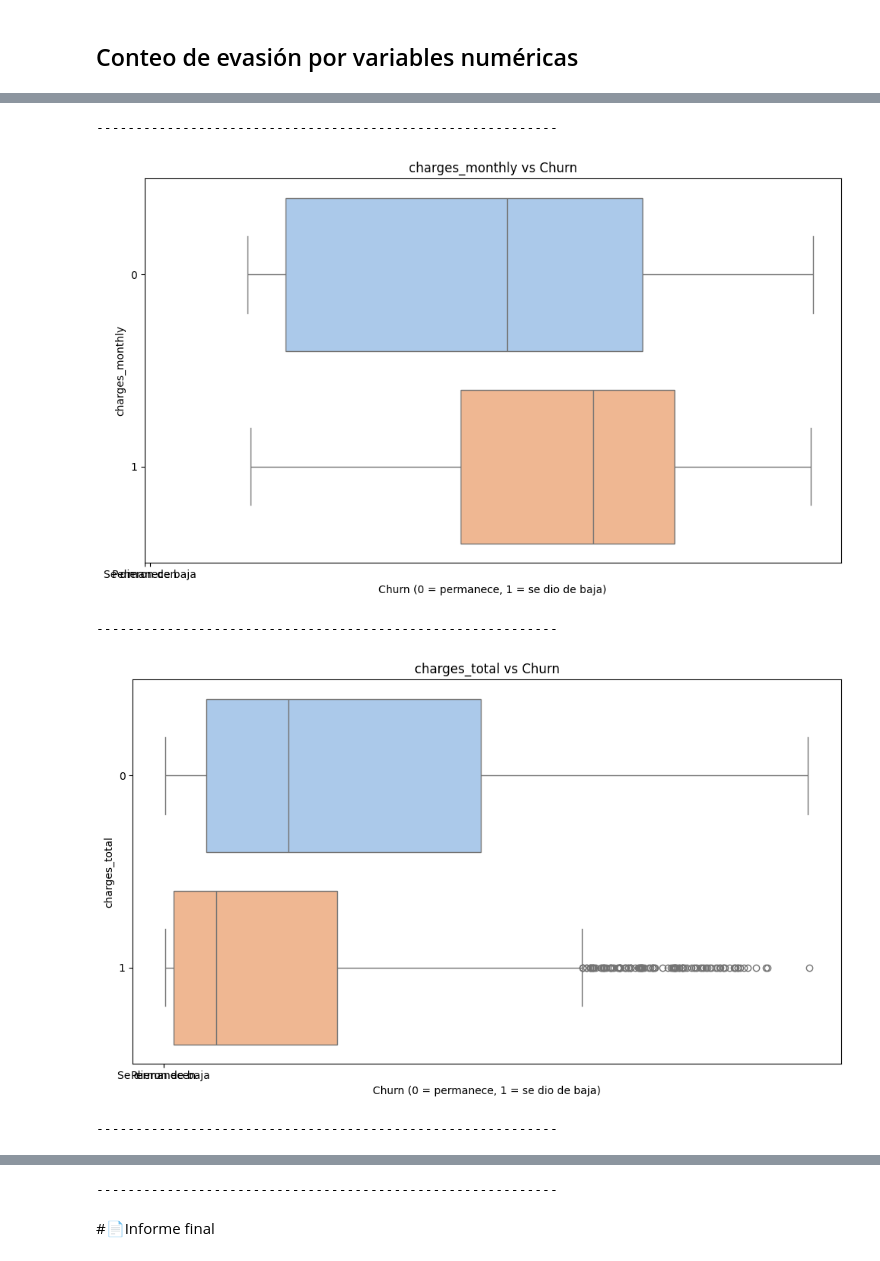
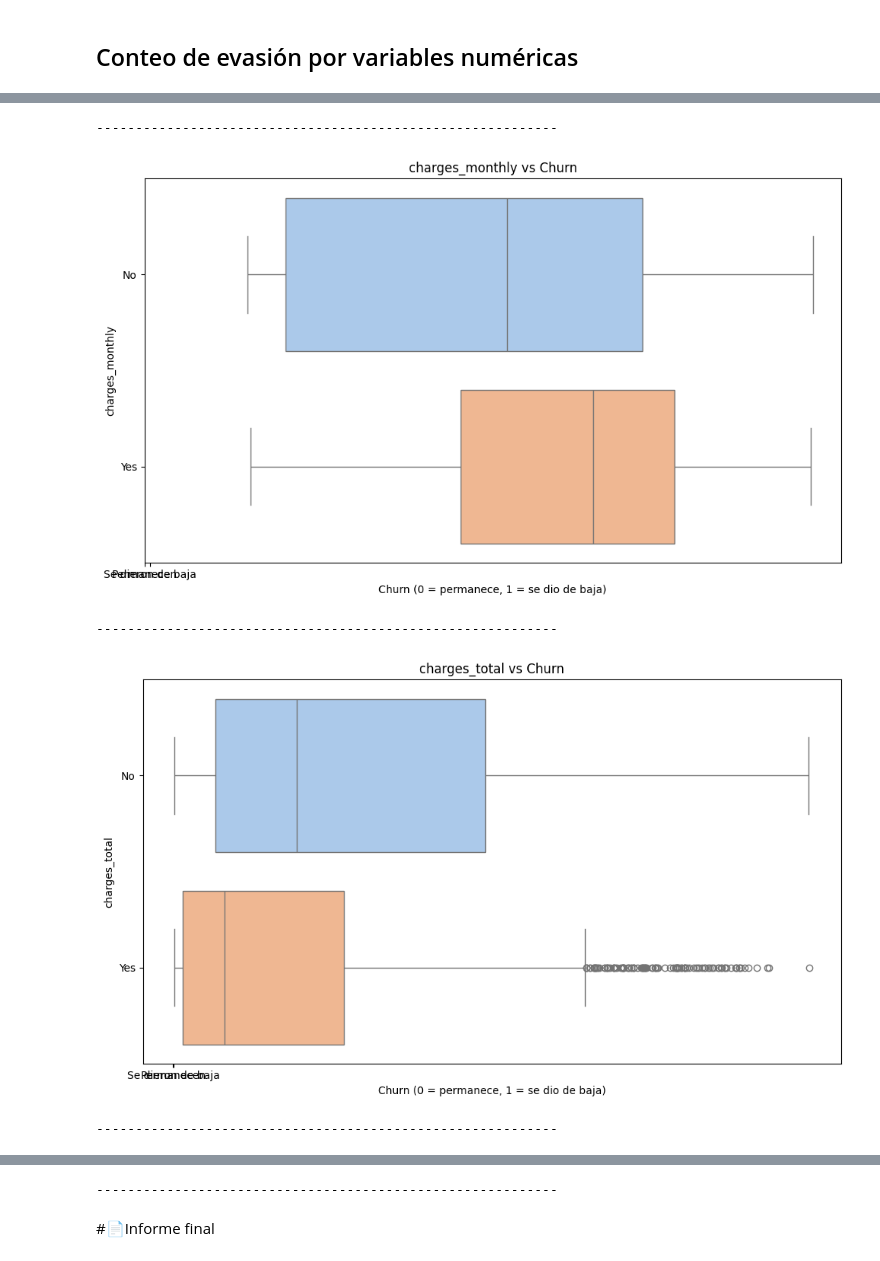
Before and after one commit to Darianna-dev/TELECOM-X-2, a Jupyter notebook: TelecomX_LATAM_2.ipynb, the cells around one changed output, grey strips where cells are left out. Cells and saved outputs as stored; diff of their text form; code cells hidden in the pictures.

```diff
--- a/TelecomX_LATAM_2.ipynb
+++ b/TelecomX_LATAM_2.ipynb
@@ -404,8 +405,8 @@ datos.describe()
 | 75% | 0.000000 | 1.000000 | 1.000000 | 55.000000 | 1.000000 | 1.000000 | 1.000000 | ... |
 | max | 1.000000 | 1.000000 | 1.000000 | 72.000000 | 1.000000 | 1.000000 | 1.000000 | ... |
 # %%
-df = datos.drop(columns='customerid', axis=1)
-df.head(3)
+datos = datos.drop(columns='customerid', axis=1)
+datos.head(3)
 # %% [output]
 |  | churn | gender | seniorcitizen | partner | dependents | tenure | phoneservice | multiplelines | ... |
 | 0 | No | Female | 0 | 1 | 1 | 9 | 1 | 0 | ... |
@@ -436,7 +437,8 @@ Index(['churn', 'gender', 'internetservice', 'contract', 'paymentmethod'], dtype
 -------------------------------Columnas binarias-------------------------------------------
 ['churn', 'partner', 'dependents', 'phoneservice', 'multiplelines', 'onlinesecurity', 'onlinebackup', 'deviceprotection', 'techsupport', 'streamingtv', 'streamingmovies', 'paperlessbilling']
 # %%
-df['churn'] = df['churn'].map(mapeo)
-df.sample(3)
+# df['churn'] = df['churn'].map(mapeo)
+# df.sample(3)
+datos.head(3)
 # %% [output]
 |  | churn | gender | seniorcitizen | partner | dependents | tenure | phoneservice | multiplelines | ... |
@@ -491,7 +492,7 @@ plt.show()
 # %%
 def plot_churn_por_categoria(df, columna):
     plt.figure(figsize=(10,6))
-    prop = pd.crosstab(df[columna], df['churn'], normalize='index')
+    prop = pd.crosstab(datos[columna], df['churn'], normalize='index')
     prop.plot(kind='bar', stacked=True, color=sns.color_palette("pastel"))
     plt.title(f'Proporción de churn según {columna}')
     plt.ylabel('Proporción')
@@ -517,8 +518,8 @@ def plot_grouped_churn(df, columna):
 categoricas = ['gender', 'contract', 'paymentmethod', 'internetservice', 'multiplelines']
 
 for col in categoricas:
-    plot_churn_por_categoria(df, col)
-    plot_grouped_churn(df, col)
+    plot_churn_por_categoria(datos, col)
+    plot_grouped_churn(datos, col)
 # %% [output]
 <Figure size 1000x600 with 0 Axes>
 [figure]
@@ -564,7 +566,7 @@ def plot_histogram_by_churn(df, column):
     plt.show()
 # %%
 for col in columnas_numericas:
-    plot_numeric_vs_churn(df, col)
+    plot_numeric_vs_churn(datos, col)
     # plot_histogram_by_churn(df, col)
     print('-----------------------------------------------------------')
 # %% [output]
@@ -572,5 +574,5 @@ for col in columnas_numericas:
 -----------------------------------------------------------
-[figure, old version]
+[figure, new version]
 -----------------------------------------------------------
-[figure, old version]
+[figure, new version]
 -----------------------------------------------------------
```
Also changed, not shown: parts of 96 cells of this notebook.
